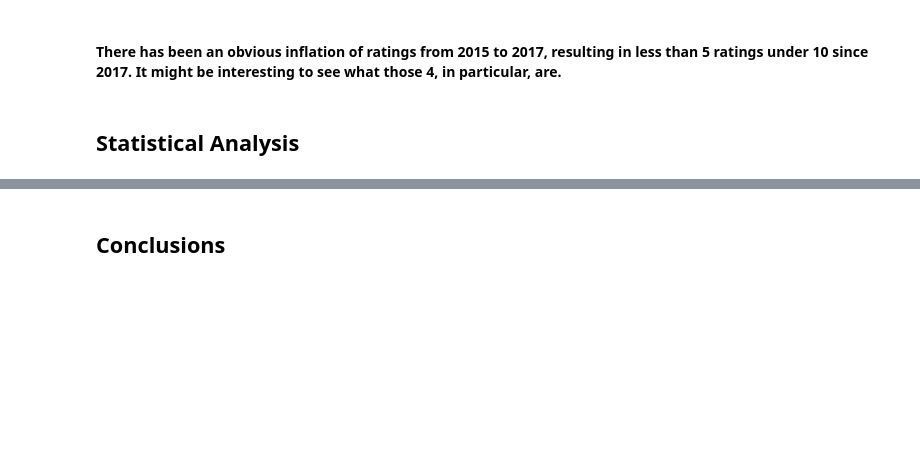
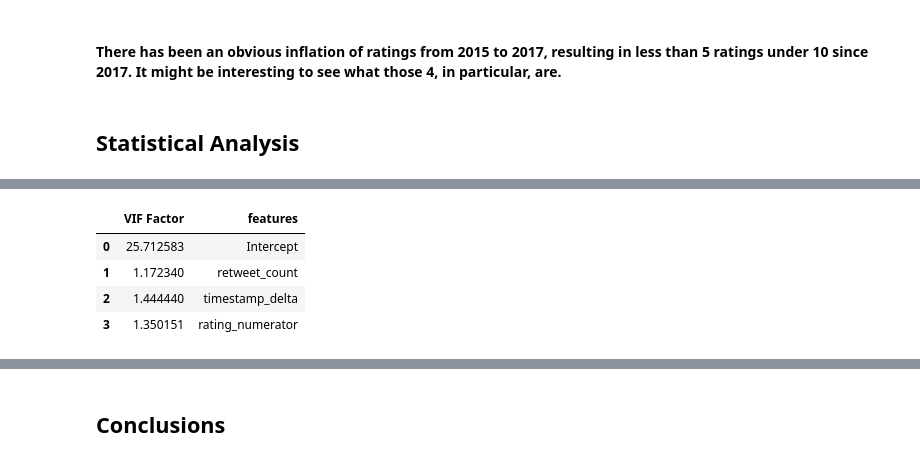
Before and after one commit to shwangelmer/udacityDANDproject5, a Jupyter notebook: wrangle_act.ipynb, the cells around one changed output, grey strips where cells are left out. Drawn from its saved outputs; the diff is of its cells as text; code cells hidden in the pictures; blank space fills up the shorter version.

```diff
--- a/wrangle_act.ipynb
+++ b/wrangle_act.ipynb
@@ -563,0 +576,13 @@ plt.scatter(df_tweet.created_at, df_tweet.rating_numerator);
+# %%
+#checking VIFs to test the multicollinearity
+y, X = dmatrices('favorite_count ~ retweet_count + timestamp_delta + rating_numerator', df_tweet, return_type='dataframe')
+vif = pd.DataFrame()
+vif["VIF Factor"] = [variance_inflation_factor(X.values, i) for i in range(X.shape[1])]
+vif["features"] = X.columns
+vif
+# %% [output]
+|  | VIF Factor | features |
+| 0 | 25.712583 | Intercept |
+| 1 | 1.172340 | retweet_count |
+| 2 | 1.444440 | timestamp_delta |
+| 3 | 1.350151 | rating_numerator |
```
Also changed, not shown: parts of 8 cells of this notebook.
